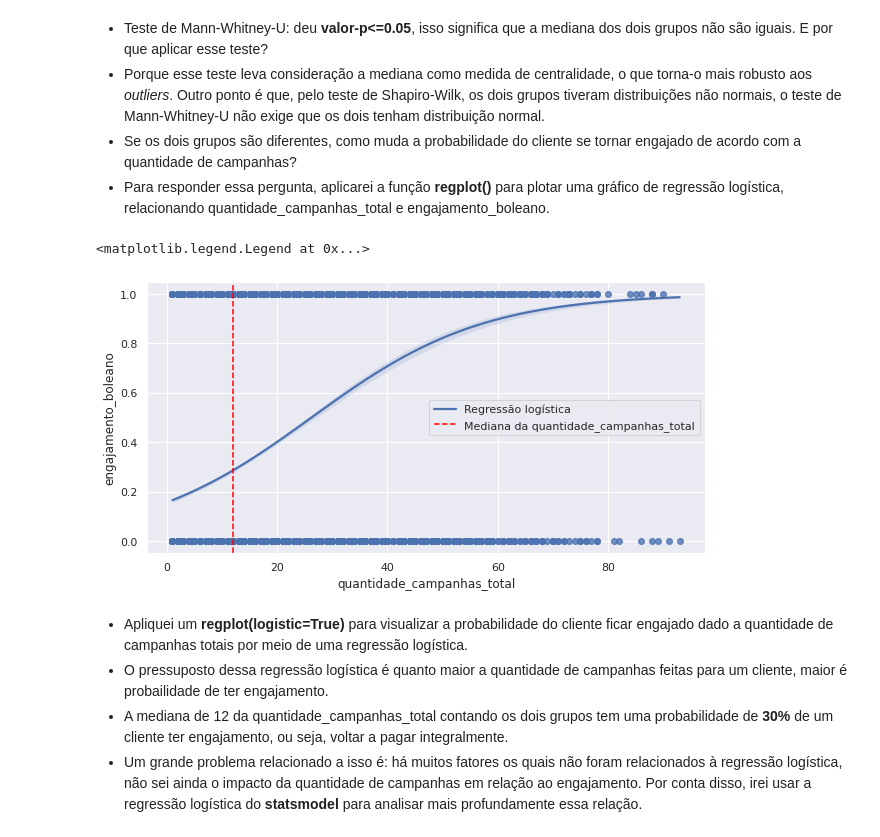
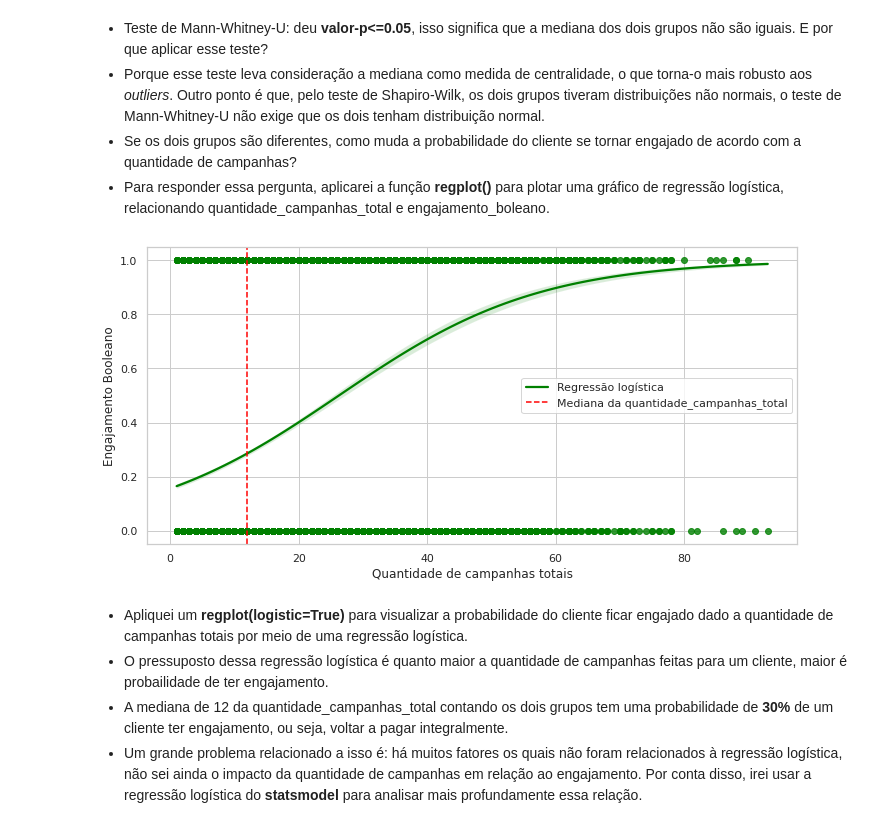
Before and after one commit to brenoakihiromorimoto/portf-lio, a Jupyter notebook: STONE DATA CHALLENGE 2022 - Breno Akihiro Morimoto/códigos_e_scripts/Stone_Data_Challenge_versao_02.ipynb, the cells around one changed output. Drawn from its saved outputs; the diff is of its cells as text; code cells hidden in the pictures.

```diff
--- a/STONE DATA CHALLENGE 2022 - Breno Akihiro Morimoto/códigos_e_scripts/Stone_Data_Challenge_versao_02.ipynb
+++ b/STONE DATA CHALLENGE 2022 - Breno Akihiro Morimoto/códigos_e_scripts/Stone_Data_Challenge_versao_02.ipynb
@@ -832,15 +834,20 @@ O teste Mann-Whitney-U demonstrou que as medianas dos dois grupos não são igua
 * Se os dois grupos são diferentes, como muda a probabilidade do cliente se tornar engajado de acordo com a quantidade de campanhas?
 * Para responder essa pergunta, aplicarei a função **regplot()** para plotar uma gráfico de regressão logística, relacionando quantidade_campanhas_total e engajamento_boleano.
 # %%
+sns.set_theme(style="whitegrid")
 ax = plt.figure(figsize=(10, 5))
 ax = sns.regplot(x="quantidade_campanhas_total", y="engajamento_boleano",
             data=df_portfolio_comunicados_geral_preprocessing_02,
-            logistic=True)
+            logistic=True, color="green")
 ax.axvline(df_portfolio_comunicados_geral_preprocessing_02.quantidade_campanhas_total.median(), ls="--", c="red")
 plt.legend(labels=["Regressão logística", "Mediana da quantidade_campanhas_total"])
+plt.xlabel("Quantidade de campanhas totais")
+plt.ylabel("Engajamento Booleano")
+
+plt.tight_layout()
+plt.savefig("regressao_logistica_geral.png")
 # %% [output]
-<matplotlib.legend.Legend at 0x...>
-[figure, old version]
+[figure, new version]
 # %% [markdown]
 * Apliquei um **regplot(logistic=True)** para visualizar a probabilidade do cliente ficar engajado dado a quantidade de campanhas totais por meio de uma regressão logística.
 * O pressuposto dessa regressão logística é quanto maior a quantidade de campanhas feitas para um cliente, maior é probailidade de ter engajamento.
```
Also changed, not shown: parts of 16 cells of this notebook.
